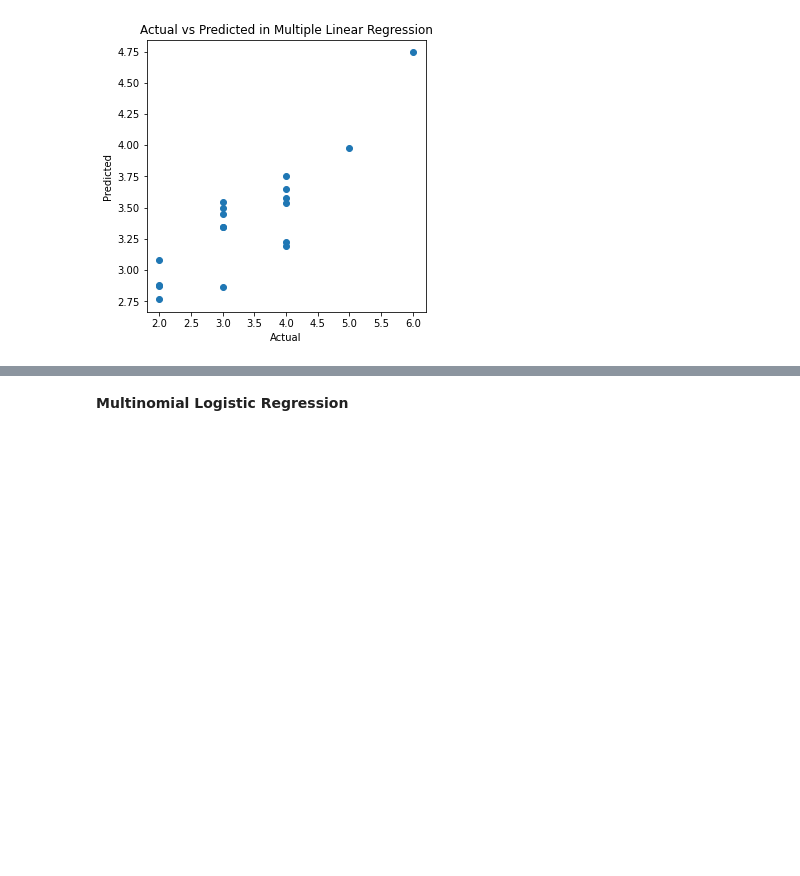
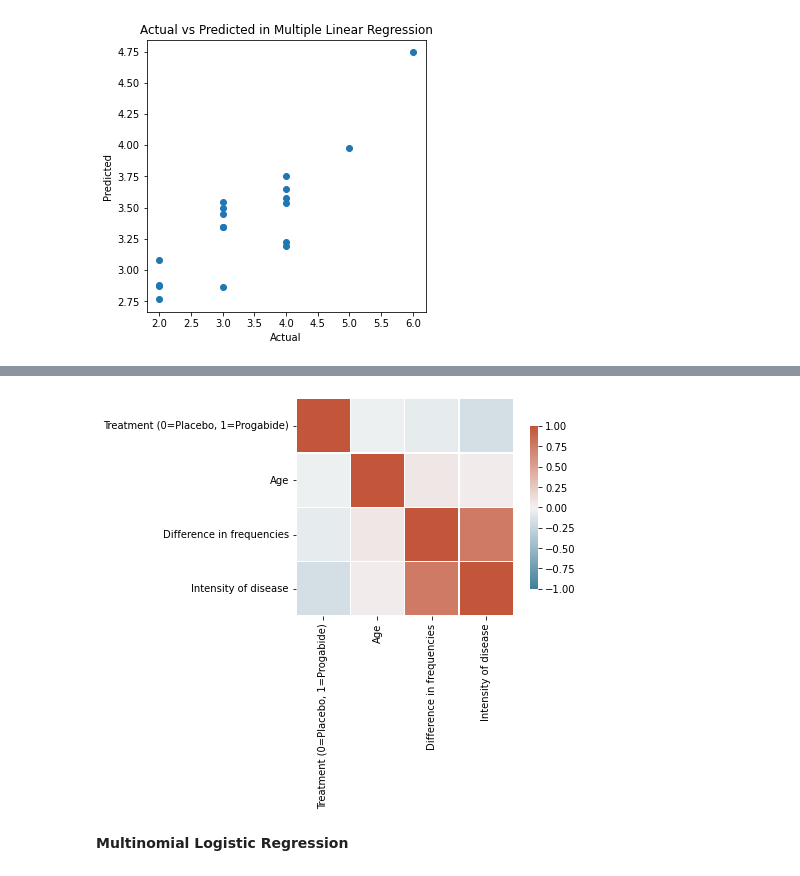
Before and after one commit to gaurisharma360/intensityofepilepsy, a Jupyter notebook: Intensity_of_Epilepsy_using_EEG.ipynb, the cells around one changed output, grey strips where cells are left out. Cells and saved outputs as stored; diff of their text form; code cells hidden in the pictures; blank space fills up the shorter version.

```diff
--- a/Intensity_of_Epilepsy_using_EEG.ipynb
+++ b/Intensity_of_Epilepsy_using_EEG.ipynb
@@ -118,3 +134,25 @@ Text(0.5, 1.0, 'Actual vs Predicted in Multiple Linear Regression')
+# %%
+#correlation matrix in multiple linear regression
+import seaborn as sns
+import matplotlib.pyplot as plt
+# Define a nice color map for our heatmap
+cmap = sns.diverging_palette(230, 20, as_cmap=True)
+sns.heatmap(
+        data=data_df.corr(),  # our correlation matrix
+        linewidths=0.3,  # the width of lines separating the matrix squares
+        square=True,   # enforce 1:1 ratios among correlation cells
+        cmap=cmap,  # use the color map we defined above
+        vmax=1,  # define the max of our correlation scale
+        vmin=-1, # define the min of our correlation scale
+        center=0,  # The value at which the color map is centered about (white)
+        cbar_kws={"shrink": .75}  # shrink the scale a bit
+    )
+# adjust y-axis ticks for legibility
+plt.yticks(rotation=0)
+# show the heatmap
+plt.show()
+# %% [output]
+[figure, added]
 # %% [markdown]
 **Multinomial Logistic Regression**
 # %%
```
Also changed, not shown: parts of 4 cells of this notebook.
